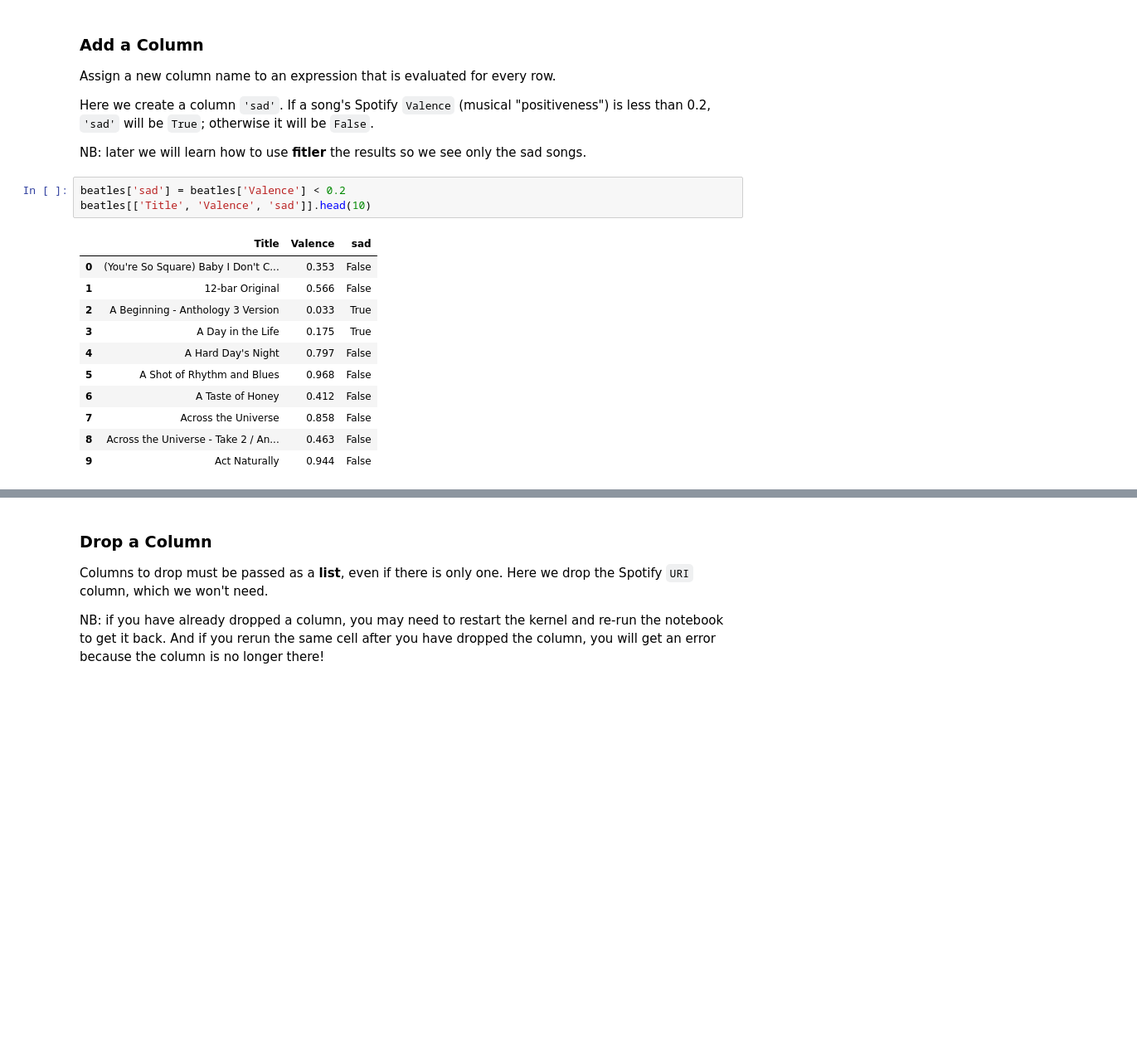
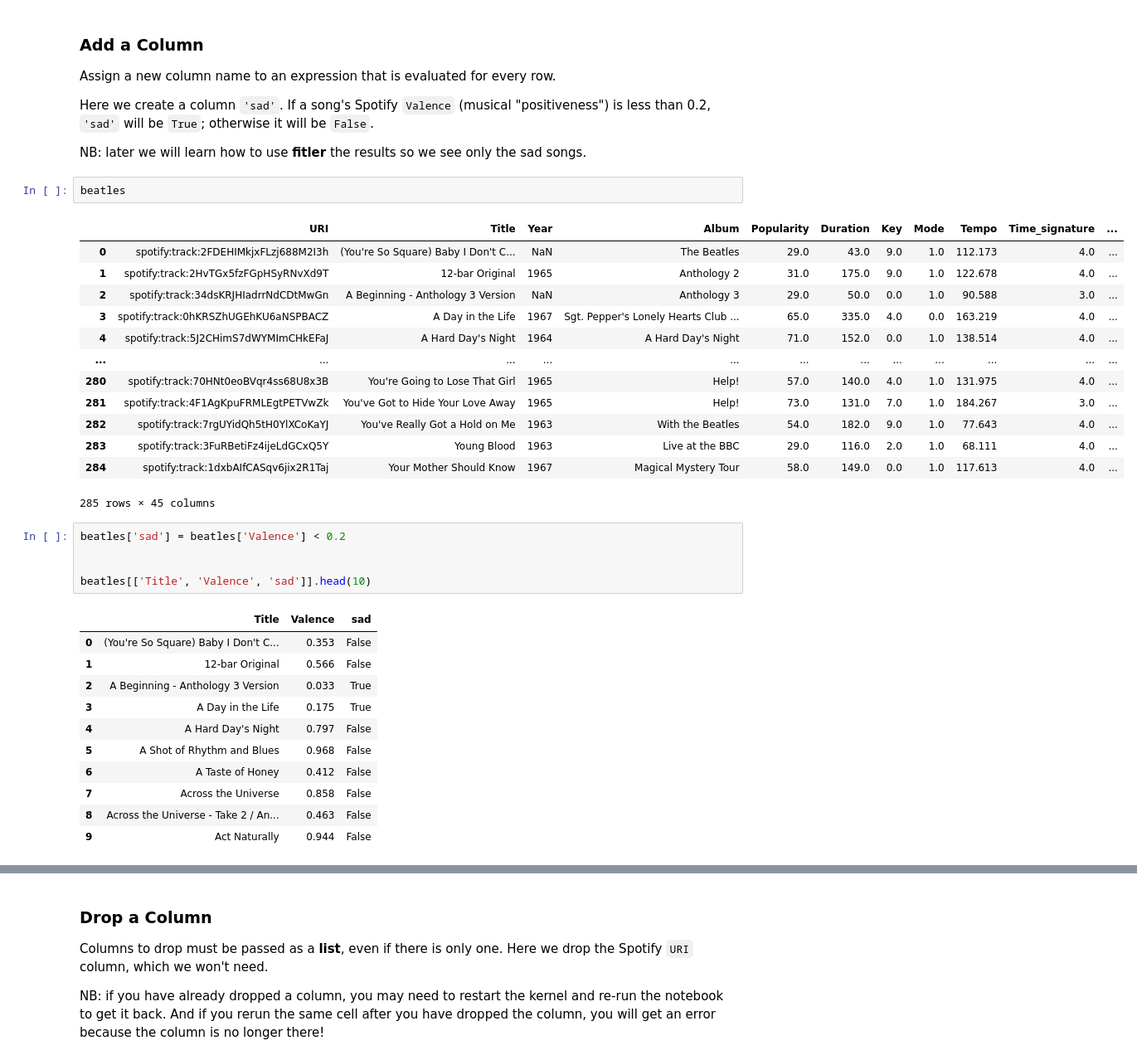
Before and after one commit to RichardFreedman/Heidelberg_Class, a Jupyter notebook: 01_Python Pandas Basics /B_Pandas_Basics_Beatles.ipynb, the cells around one changed output, grey strips where cells are left out. Shown at 83% size. Cells and saved outputs as stored; diff of their text form; blank space fills up the shorter version.

```diff
--- a/01_Python Pandas Basics /B_Pandas_Basics_Beatles.ipynb
+++ b/01_Python Pandas Basics /B_Pandas_Basics_Beatles.ipynb
@@ -354,8 +370,26 @@ Assign a new column name to an expression that is evaluated for every row.
 Here we create a column `'sad'`. If a song's Spotify `Valence` (musical "positiveness") is less than 0.2, `'sad'` will be `True`; otherwise it will be `False`.
 
 NB:  later we will learn how to use **fitler** the results so we see only the sad songs.
+# %%
+beatles
+# %% [output]
+|  | URI | Title | Year | Album | Popularity | Duration | Key | Mode | Tempo | Time_signature | ... |
+| 0 | spotify:track:2FDEHIMkjxFLzj688M2I3h | (You're So Square) Baby I Don't C... | NaN | The Beatles | 29.0 | 43.0 | 9.0 | 1.0 | 112.173 | 4.0 | ... |
+| 1 | spotify:track:2HvTGx5fzFGpHSyRNvXd9T | 12-bar Original | 1965 | Anthology 2 | 31.0 | 175.0 | 9.0 | 1.0 | 122.678 | 4.0 | ... |
+| 2 | spotify:track:34dsKRJHIadrrNdCDtMwGn | A Beginning - Anthology 3 Version | NaN | Anthology 3 | 29.0 | 50.0 | 0.0 | 1.0 | 90.588 | 3.0 | ... |
+| 3 | spotify:track:0hKRSZhUGEhKU6aNSPBACZ | A Day in the Life | 1967 | Sgt. Pepper's Lonely Hearts Club ... | 65.0 | 335.0 | 4.0 | 0.0 | 163.219 | 4.0 | ... |
+| 4 | spotify:track:5J2CHimS7dWYMImCHkEFaJ | A Hard Day's Night | 1964 | A Hard Day's Night | 71.0 | 152.0 | 0.0 | 1.0 | 138.514 | 4.0 | ... |
+| ... | ... | ... | ... | ... | ... | ... | ... | ... | ... | ... | ... |
+| 280 | spotify:track:70HNt0eoBVqr4ss68U8x3B | You're Going to Lose That Girl | 1965 | Help! | 57.0 | 140.0 | 4.0 | 1.0 | 131.975 | 4.0 | ... |
+| 281 | spotify:track:4F1AgKpuFRMLEgtPETVwZk | You've Got to Hide Your Love Away | 1965 | Help! | 73.0 | 131.0 | 7.0 | 1.0 | 184.267 | 3.0 | ... |
+| 282 | spotify:track:7rgUYidQh5tH0YlXCoKaYJ | You've Really Got a Hold on Me | 1963 | With the Beatles | 54.0 | 182.0 | 9.0 | 1.0 | 77.643 | 4.0 | ... |
+| 283 | spotify:track:3FuRBetiFz4ijeLdGCxQ5Y | Young Blood | 1963 | Live at the BBC | 29.0 | 116.0 | 2.0 | 1.0 | 68.111 | 4.0 | ... |
+| 284 | spotify:track:1dxbAIfCASqv6jix2R1Taj | Your Mother Should Know | 1967 | Magical Mystery Tour | 58.0 | 149.0 | 0.0 | 1.0 | 117.613 | 4.0 | ... |
+285 rows × 45 columns
 # %%
 beatles['sad'] = beatles['Valence'] < 0.2
+
+
 beatles[['Title', 'Valence', 'sad']].head(10)
 # %% [output]
 |  | Title | Valence | sad |
```
Also changed, not shown: parts of 5 cells of this notebook, 9 other files.
